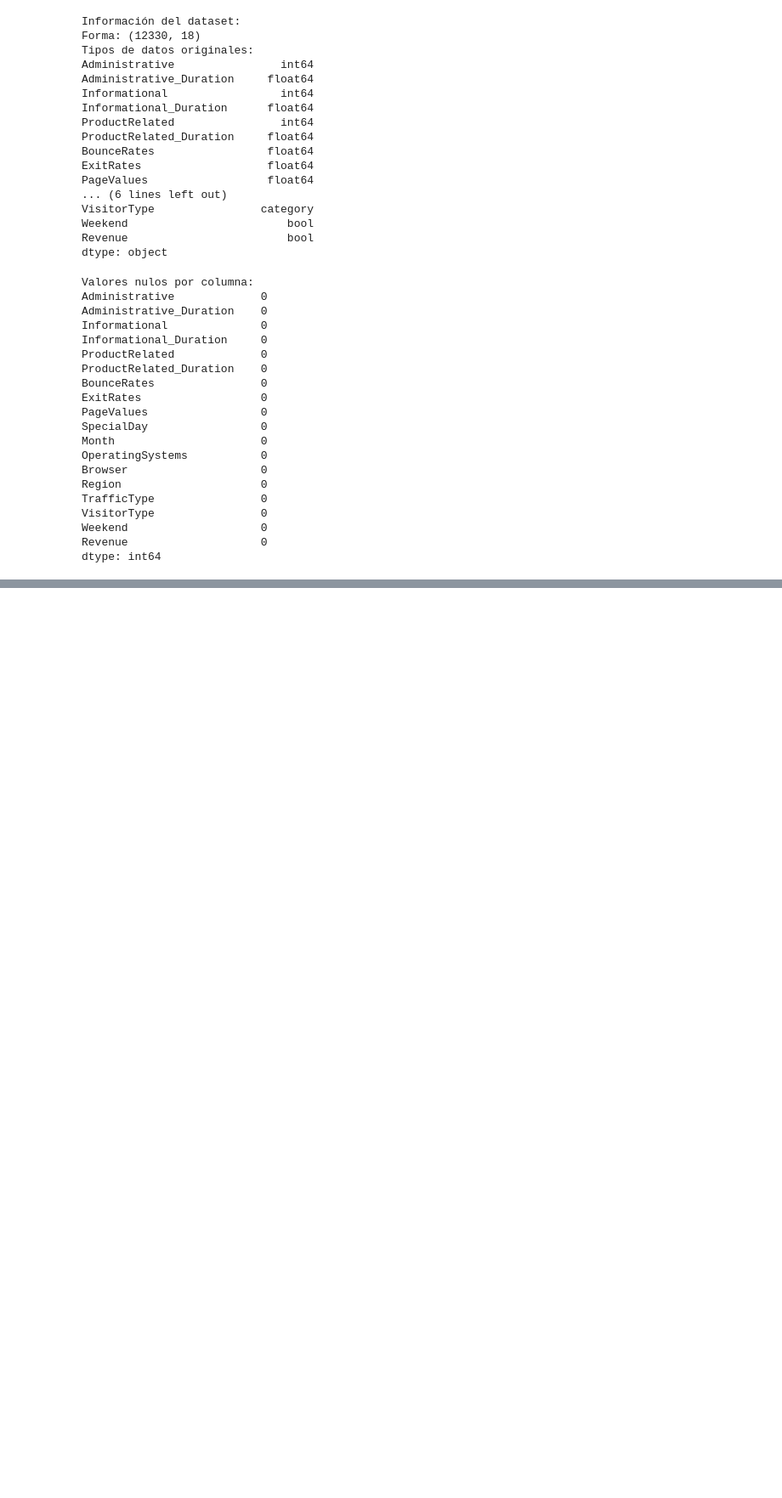
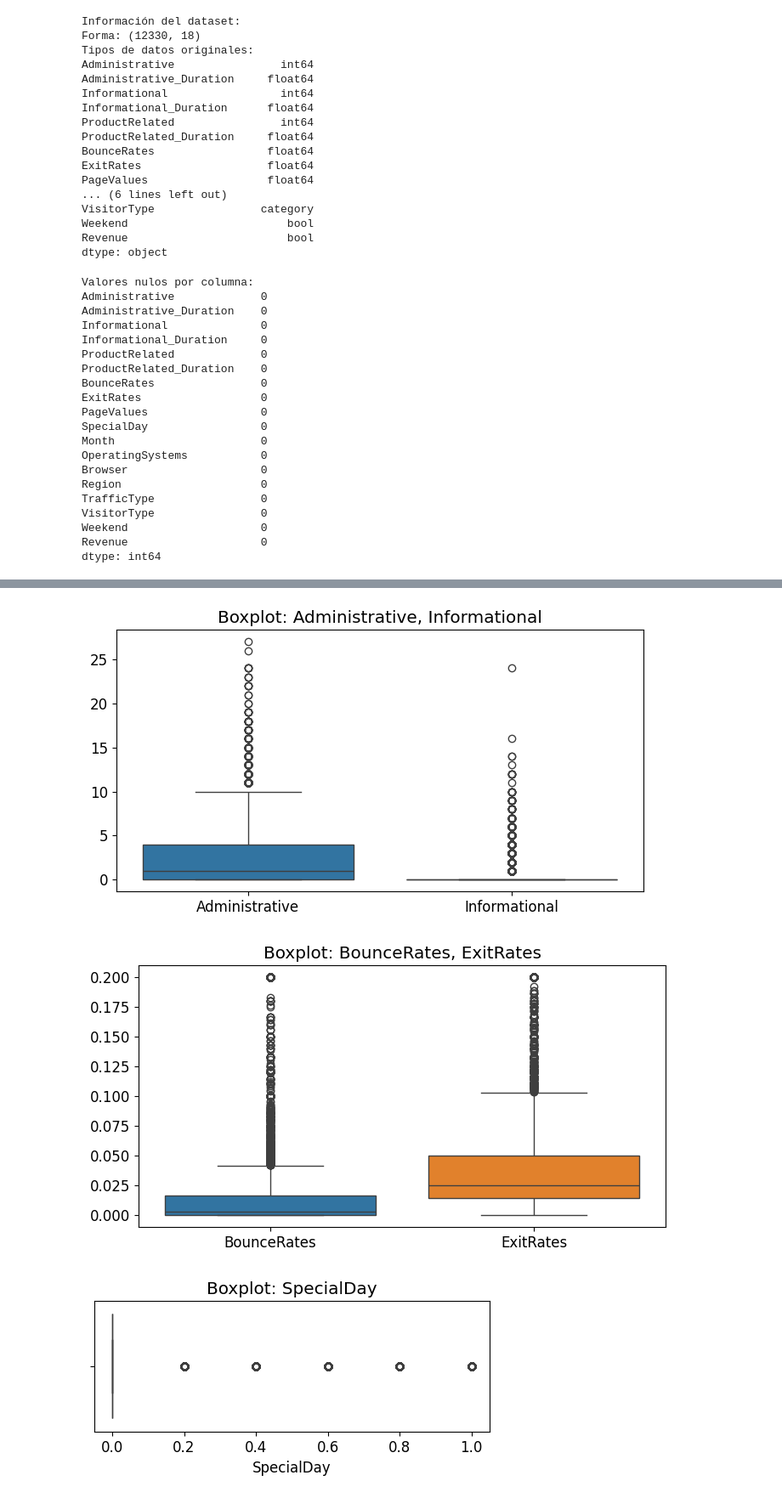
Before and after one commit to Mrldmz/AED-P3, a Jupyter notebook: main.ipynb, the cells around one changed output, grey strips where cells are left out. Shown at 85% size. Drawn from its saved outputs; the diff is of its cells as text; code cells hidden in the pictures; blank space fills up the shorter version.

```diff
--- a/main.ipynb
+++ b/main.ipynb
@@ -234,0 +297,40 @@ freq                10551    9462   10422
+# %%
+# 1. Boxplot para: Administrative, Informational
+plt.figure(figsize=(8, 4))
+sns.boxplot(data=df[['Administrative', 'Informational']])
+plt.title('Boxplot: Administrative, Informational')
+plt.show()
+
+# 2. Boxplot para: BounceRates, ExitRates
+plt.figure(figsize=(8, 4))
+sns.boxplot(data=df[['BounceRates', 'ExitRates']])
+plt.title('Boxplot: BounceRates, ExitRates')
+plt.show()
+
+# 3. Boxplot para: SpecialDay
+plt.figure(figsize=(6, 2))
+sns.boxplot(x=df['SpecialDay'])
+plt.title('Boxplot: SpecialDay')
+plt.show()
+
+# 4. Boxplot para: Administrative_Duration, Informational_Duration
+plt.figure(figsize=(8, 4))
+sns.boxplot(data=df[['Administrative_Duration', 'Informational_Duration']])
+plt.title('Boxplot: Administrative_Duration, Informational_Duration')
+plt.show()
+
+# 5. Boxplot para: ProductRelated, PageValues
+plt.figure(figsize=(8, 4))
+sns.boxplot(data=df[['ProductRelated', 'PageValues']])
+plt.title('Boxplot: ProductRelated, PageValues')
+plt.show()
+
+# 6. Boxplot para: ProductRelated_Duration
+plt.figure(figsize=(8, 2))
+sns.boxplot(x=df['ProductRelated_Duration'])
+plt.title('Boxplot: ProductRelated_Duration')
+plt.show()
+# %% [output]
+[figure, added]
+[figure, added]
+[figure, added]
```
Also changed, not shown: parts of 14 cells of this notebook.
